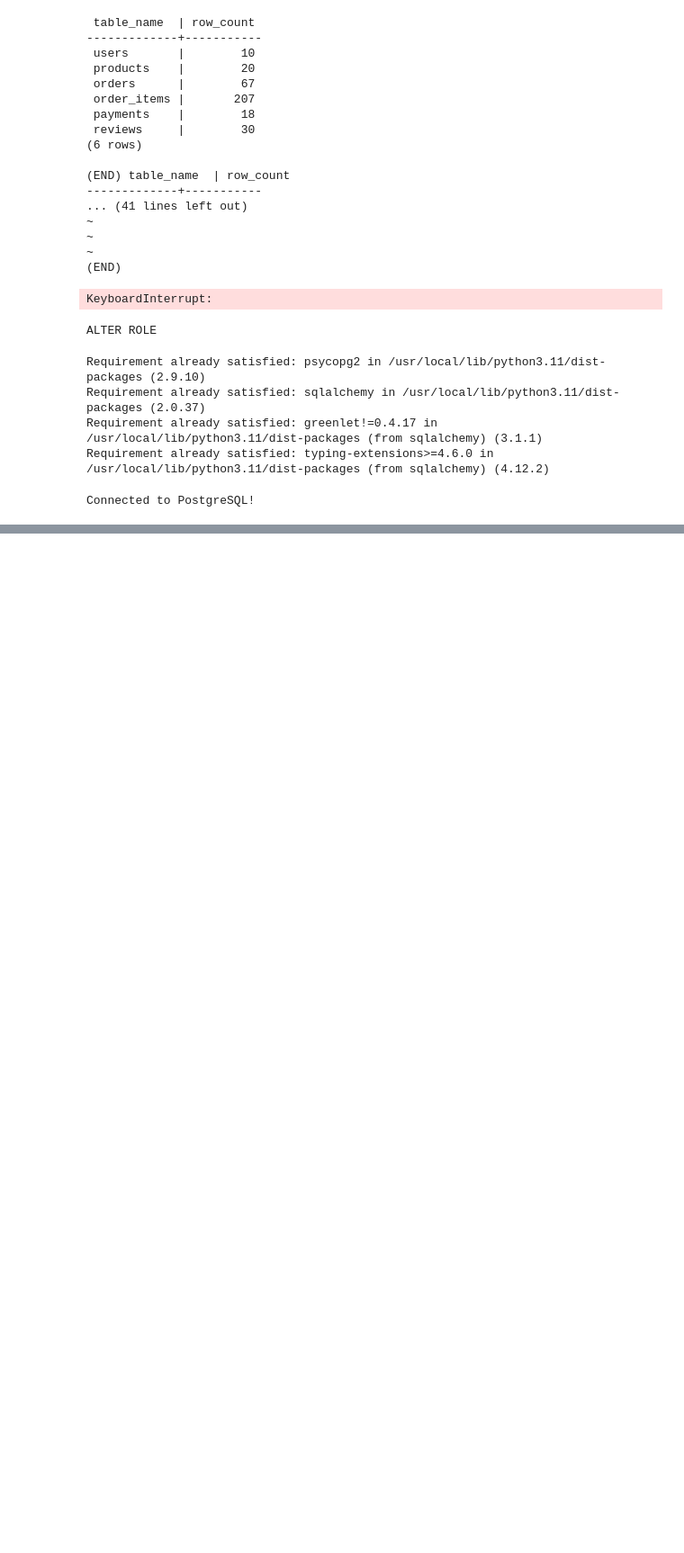
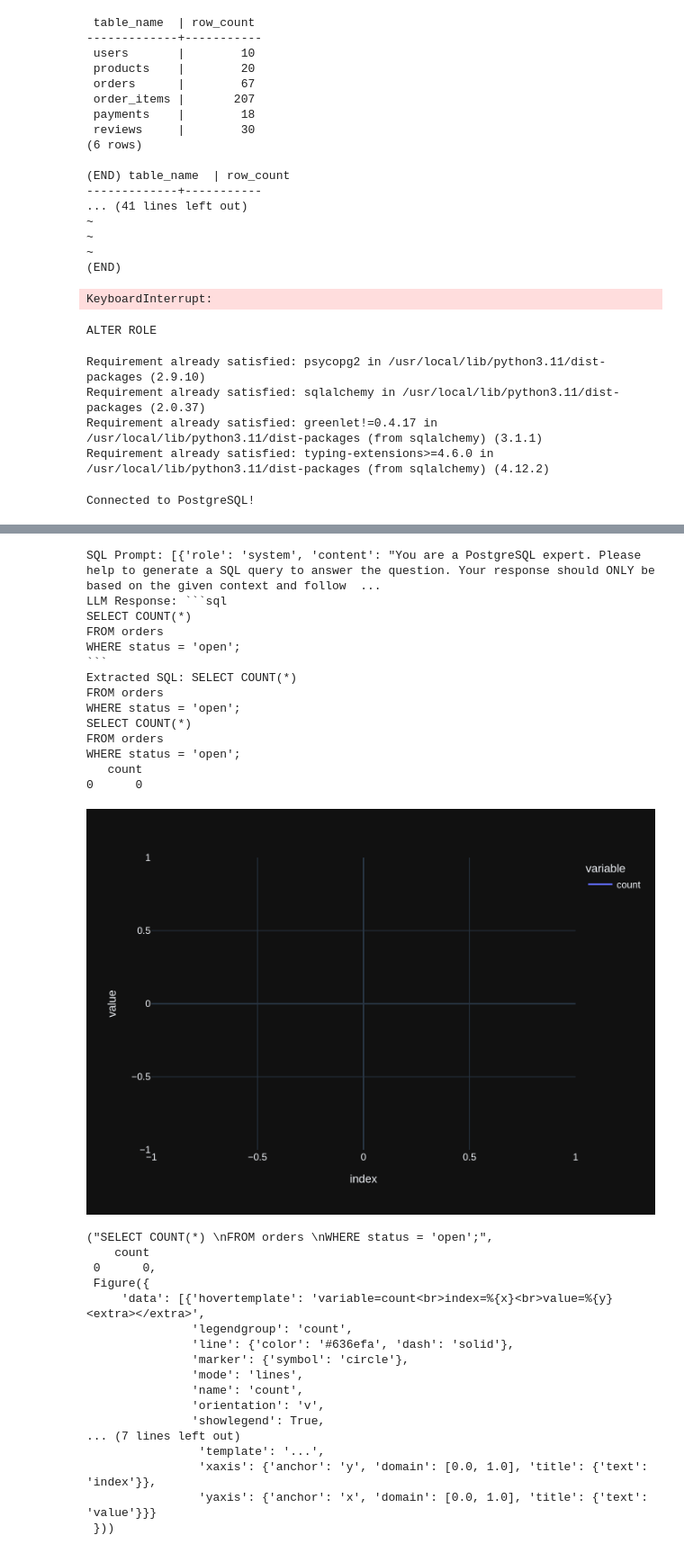
Before and after one commit to CalvHobbes/ecomm_ai, a Jupyter notebook: ecomm_vana.ipynb, the cells around one changed output, grey strips where cells are left out. Shown: that part at 90% size. Saved outputs shown, nothing was run; the diff lists cells and outputs as text; code cells hidden in the pictures; blank space fills up the shorter version.

````diff
--- a/ecomm_vana.ipynb
+++ b/ecomm_vana.ipynb
@@ -115,0 +118,8 @@ Connected to PostgreSQL!
+# %%
+import vanna
+from vanna.remote import VannaDefault
+from google.colab import userdata
+api_key = userdata.get('VANNA_API_KEY')
+
+vanna_model_name = 'test_comm'
+vn = VannaDefault(model=vanna_model_name, api_key=api_key)
@@ -115,0 +128,7 @@ Connected to PostgreSQL!
+# %%
+# The information schema query may need some tweaking depending on your database. This is a good starting point.
+df_information_schema = vn.run_sql("SELECT * FROM INFORMATION_SCHEMA.COLUMNS")
+
+# This will break up the information schema into bite-sized chunks that can be referenced by the LLM
+plan = vn.get_training_plan_generic(df_information_schema)
+plan
@@ -115,0 +153,2 @@ Connected to PostgreSQL!
+# %%
+vn.train(plan=plan)
@@ -115,0 +172,35 @@ Connected to PostgreSQL!
+# %%
+vn.ask('how many open orders?')
+# %% [output]
+SQL Prompt: [{'role': 'system', 'content': "You are a PostgreSQL expert. Please help to generate a SQL query to answer the question. Your response should ONLY be based on the given context and follow  ...
+LLM Response: ```sql
+SELECT COUNT(*)
+FROM orders
+WHERE status = 'open';
+```
+Extracted SQL: SELECT COUNT(*)
+FROM orders
+WHERE status = 'open';
+SELECT COUNT(*)
+FROM orders
+WHERE status = 'open';
+   count
+0      0
+[figure, added]
+("SELECT COUNT(*) \nFROM orders \nWHERE status = 'open';",
+    count
+ 0      0,
+ Figure({
+     'data': [{'hovertemplate': 'variable=count<br>index=%{x}<br>value=%{y}<extra></extra>',
+               'legendgroup': 'count',
+               'line': {'color': '#636efa', 'dash': 'solid'},
+               'marker': {'symbol': 'circle'},
+               'mode': 'lines',
+               'name': 'count',
+               'orientation': 'v',
+               'showlegend': True,
+... (7 lines left out)
+                'template': '...',
+                'xaxis': {'anchor': 'y', 'domain': [0.0, 1.0], 'title': {'text': 'index'}},
+                'yaxis': {'anchor': 'x', 'domain': [0.0, 1.0], 'title': {'text': 'value'}}}
+ }))
````
Also changed, not shown: parts of 8 cells of this notebook.
